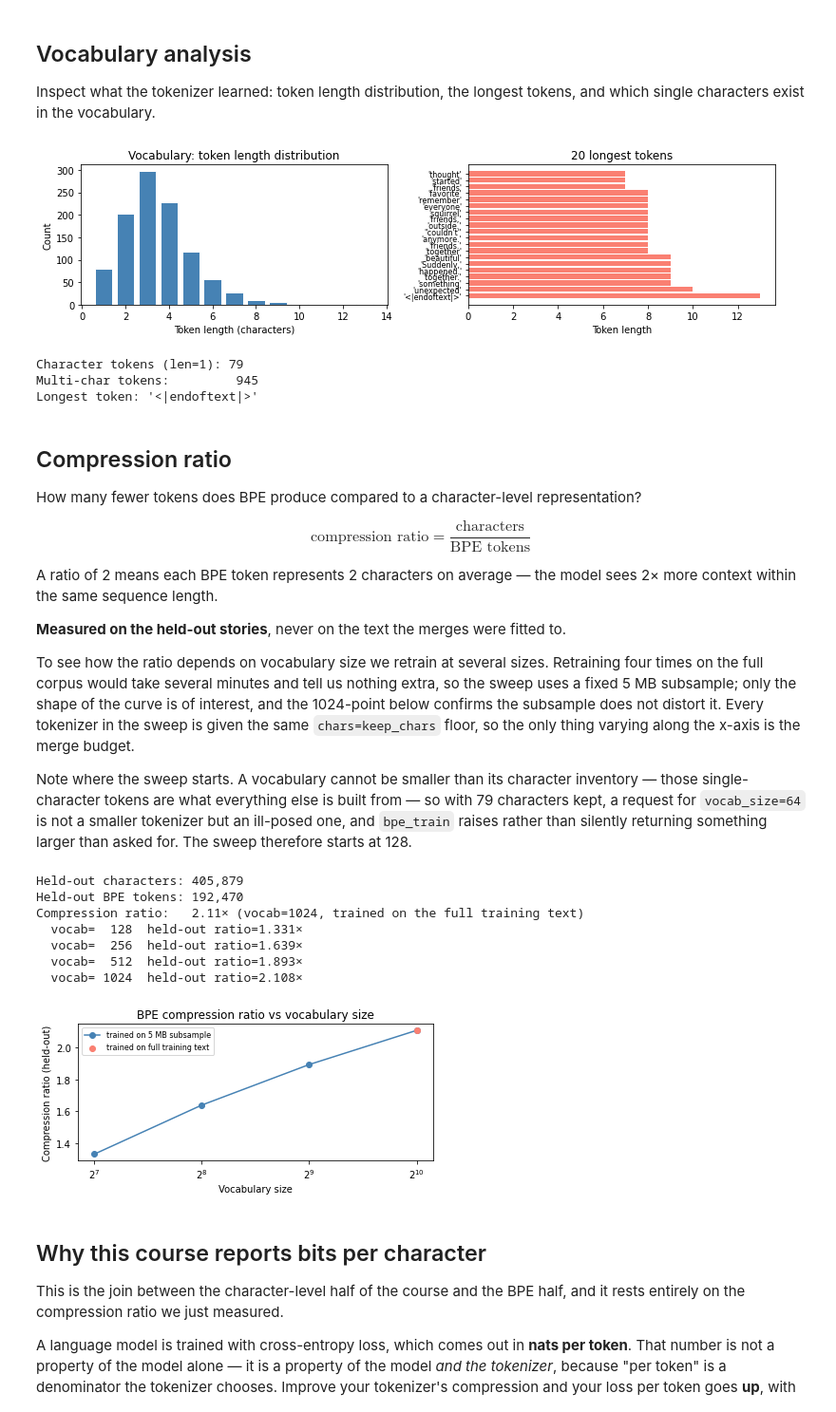
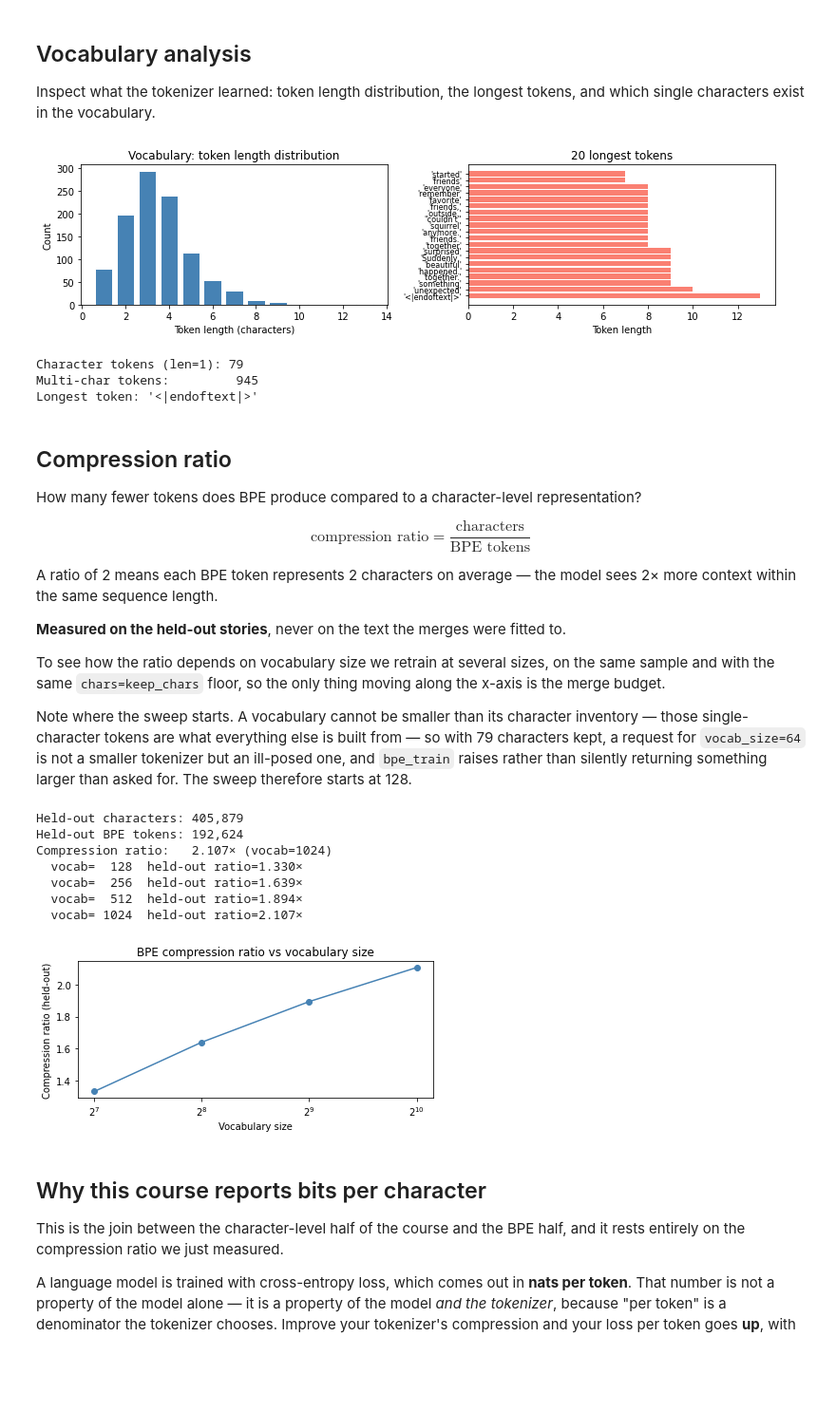
Before and after one commit to yoavram/nanochat, a Jupyter notebook: bpe-tokenizer.ipynb, the cells around one changed output. Shown at 95% size. Cells and saved outputs as stored; diff of their text form; code cells hidden in the pictures; blank space fills up the shorter version.

```diff
--- a/bpe-tokenizer.ipynb
+++ b/bpe-tokenizer.ipynb
@@ -525,6 +529,7 @@ CORPUS = 'valid'      # 'valid' — 22.5 MB, the default;  'train' — 2.23 GB,
 N_HELDOUT = 500       # stories withheld from training, used for every compression number
 MIN_CHAR_COUNT = 100  # a character rarer than this does not earn a vocabulary slot
 VOCAB_SIZE = 1024     # total ids: characters + merges + special tokens
+SAMPLE_FRAC = 0.10    # fraction of documents used to LEARN MERGES (characters come from all)
 
 URL = ("https://huggingface.co/datasets/roneneldan/TinyStories/resolve/main/"
        f"TinyStoriesV2-GPT4-{CORPUS}.txt")
@@ -550,16 +555,21 @@ print(f"\nmerge budget: {VOCAB_SIZE} - {len(keep_chars)} characters - 1 special
       f"= {VOCAB_SIZE - len(keep_chars) - 1} merges")
 
 train_stories, heldout_stories = stories[:-N_HELDOUT], stories[-N_HELDOUT:]
-train_text   = '\n'.join(train_stories)
 heldout_text = '\n'.join(heldout_stories)
 
+# Merges are learned from a sample; the character inventory is not. See below.
+n_sample    = max(1, int(len(train_stories) * SAMPLE_FRAC))
+sample_text = '\n'.join(train_stories[:n_sample])
+train_chars = sum(len(s) for s in train_stories) + len(train_stories) - 1
+
 print(f"\nStories:  {len(train_stories):,} train  +  {len(heldout_stories):,} held out")
-print(f"Characters: {len(train_text):,} train  |  {len(heldout_text):,} held out")
+print(f"Characters: {train_chars:,} train  |  {len(heldout_text):,} held out")
+print(f"Merge sample: {n_sample:,} documents ({SAMPLE_FRAC:.0%}), {len(sample_text):,} characters")
 
-# After cleaning, both splits are covered by keep_chars by construction.
-assert not set(train_text) - set(keep_chars)
+# After cleaning, every split is covered by keep_chars by construction.
+assert not set(sample_text) - set(keep_chars)
 assert not set(heldout_text) - set(keep_chars)
-print("Both splits are covered by the kept character set: OK")
+print("Sample and held-out text are covered by the kept character set: OK")
 # %% [output]
 Loaded 27,630 stories
 
@@ -576,8 +608,8 @@ Both splits are covered by the kept character set: OK
 # %%
 %%time
-# chars=keep_chars pins the inventory to the cleaning decision, rather than letting it
-# be whatever happens to appear in train_text. On a sampled corpus this is essential:
-# merge frequencies converge on a sample, character sets do not.
-vocab, merges = bpe_train(train_text, vocab_size=VOCAB_SIZE,
+# Merges from the sample; characters from the full pass. Swapping either of those
+# would be a bug: sampling the characters loses the rare ones (see the table above),
+# and taking merges from the whole corpus just costs time for no measurable gain.
+vocab, merges = bpe_train(sample_text, vocab_size=VOCAB_SIZE,
                           special_tokens=(END_OF_TEXT,), chars=keep_chars, verbose=True)
 # %% [output]
@@ -628,7 +660,7 @@ print(f"\nCharacter tokens (len=1): {sum(1 for t in vocab if len(t)==1)}")
 print(f"Multi-char tokens:         {sum(1 for t in vocab if len(t)>1)}")
 print(f"Longest token: {repr(max(vocab, key=len))}")
 # %% [output]
-[figure, old version]
+[figure, new version]
 Character tokens (len=1): 79
 Multi-char tokens:         945
 Longest token: '<|endoftext|>'
@@ -643,51 +675,43 @@ A ratio of 2 means each BPE token represents 2 characters on average — the mod
 
 **Measured on the held-out stories**, never on the text the merges were fitted to.
 
-To see how the ratio depends on vocabulary size we retrain at several sizes. Retraining four times on the full corpus would take several minutes and tell us nothing extra, so the sweep uses a fixed 5 MB subsample; only the shape of the curve is of interest, and the 1024-point below confirms the subsample does not distort it. Every tokenizer in the sweep is given the same `chars=keep_chars` floor, so the only thing varying along the x-axis is the merge budget.
+To see how the ratio depends on vocabulary size we retrain at several sizes, on the same sample and with the same `chars=keep_chars` floor, so the only thing moving along the x-axis is the merge budget.
 
 Note where the sweep starts. A vocabulary cannot be smaller than its character inventory — those single-character tokens are what everything else is built from — so with 79 characters kept, a request for `vocab_size=64` is not a smaller tokenizer but an ill-posed one, and `bpe_train` raises rather than silently returning something larger than asked for. The sweep therefore starts at 128.
 # %%
 heldout_ids = bpe_encode(heldout_text, vocab, merges, verbose=False)
 ratio = len(heldout_text) / len(heldout_ids)
 
 print(f"Held-out characters: {len(heldout_text):,}")
 print(f"Held-out BPE tokens: {len(heldout_ids):,}")
-print(f"Compression ratio:   {ratio:.2f}× (vocab={len(vocab)}, trained on the full training text)")
+print(f"Compression ratio:   {ratio:.3f}× (vocab={len(vocab)})")
 
-# How does the ratio depend on vocabulary size? Fixed subsample, so this is quick.
-# chars=keep_chars again, so every tokenizer in the sweep has the same character
-# floor and only the merge budget varies — otherwise we would be changing two things.
-SWEEP_SUBSAMPLE = 5_000_000
-subsample = train_text[:SWEEP_SUBSAMPLE]
-
+# How does the ratio depend on vocabulary size? Same sample, same character floor,
+# so the only thing changing along the x-axis is the merge budget.
 vocab_sizes = [128, 256, 512, 1024]
 ratios = []
 for vs in vocab_sizes:
-    v, m = bpe_train(subsample, vocab_size=vs, chars=keep_chars, verbose=False)
+    v, m = bpe_train(sample_text, vocab_size=vs, chars=keep_chars, verbose=False)
     ratios.append(len(heldout_text) / len(bpe_encode(heldout_text, v, m, verbose=False)))
     print(f"  vocab={vs:5d}  held-out ratio={ratios[-1]:.3f}×")
 
 plt.figure(figsize=(6, 3), dpi=FIG_DPI)
-plt.plot(vocab_sizes, ratios, marker='o', color='steelblue',
-         label=f'trained on {SWEEP_SUBSAMPLE//10**6} MB subsample')
-plt.scatter([len(vocab)], [ratio], color='salmon', zorder=5,
-            label='trained on full training text')
+plt.plot(vocab_sizes, ratios, marker='o', color='steelblue')
 plt.xscale('log', base=2)
 plt.xlabel('Vocabulary size')
 plt.ylabel('Compression ratio (held-out)')
 plt.title('BPE compression ratio vs vocabulary size')
-plt.legend(fontsize=8)
 plt.tight_layout()
 plt.show()
 # %% [output]
 Held-out characters: 405,879
-Held-out BPE tokens: 192,470
-Compression ratio:   2.11× (vocab=1024, trained on the full training text)
-  vocab=  128  held-out ratio=1.331×
+Held-out BPE tokens: 192,624
+Compression ratio:   2.107× (vocab=1024)
+  vocab=  128  held-out ratio=1.330×
   vocab=  256  held-out ratio=1.639×
-  vocab=  512  held-out ratio=1.893×
-  vocab= 1024  held-out ratio=2.108×
+  vocab=  512  held-out ratio=1.894×
+  vocab= 1024  held-out ratio=2.107×
-[figure, old version]
+[figure, new version]
 # %% [markdown]
 ## Why this course reports bits per character
 
```
Also changed, not shown: parts of 9 cells of this notebook.
